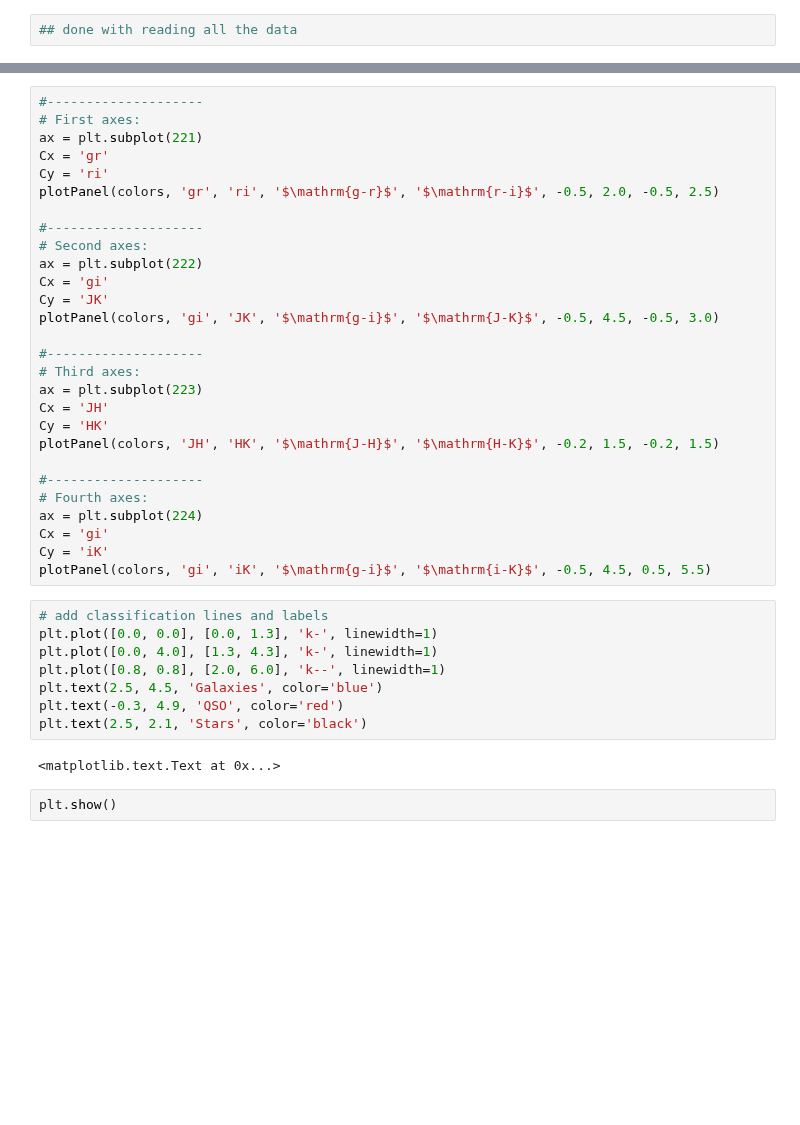
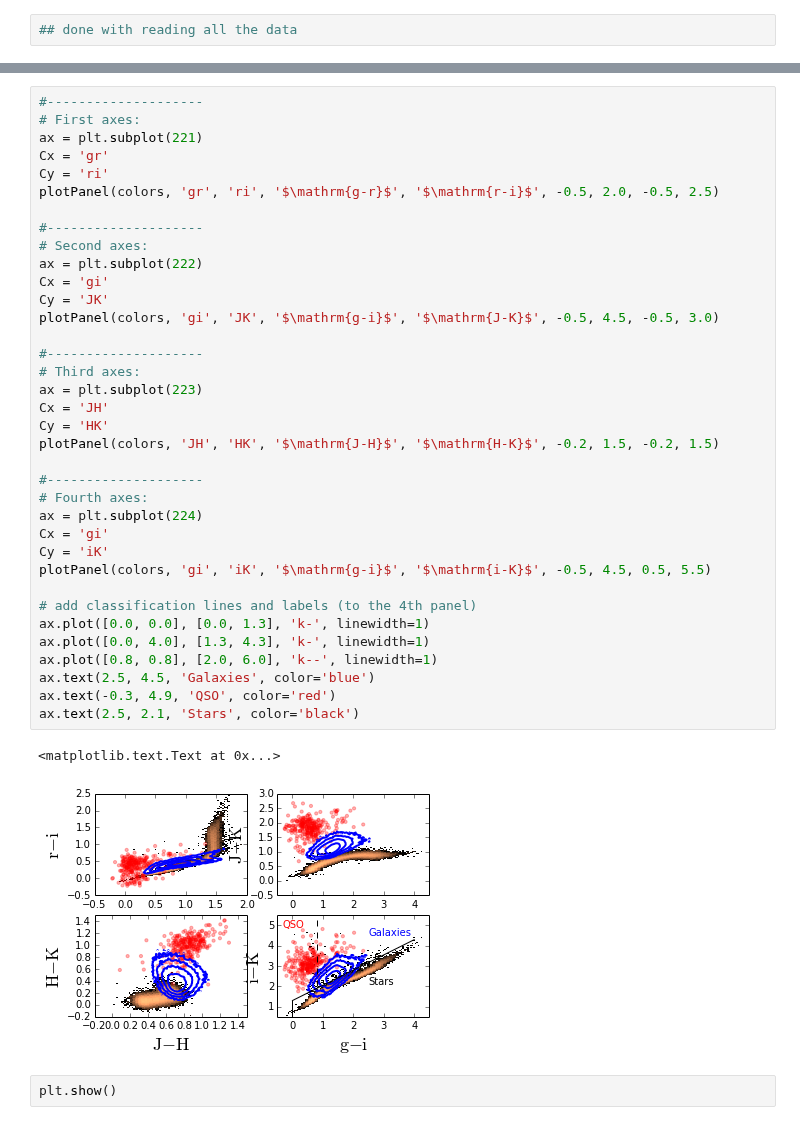
Before and after one commit to ivezic/Astr511, a Jupyter notebook: HW2015/Project0/Astr511_HW0_Ivezic.ipynb, the cells around one changed output, grey strips where cells are left out. Drawn from its saved outputs; the diff is of its cells as text; blank space fills up the shorter version.

```diff
--- a/HW2015/Project0/Astr511_HW0_Ivezic.ipynb
+++ b/HW2015/Project0/Astr511_HW0_Ivezic.ipynb
@@ -142,40 +145,41 @@ fig.subplots_adjust(wspace=0.25, left=0.1, right=0.95, bottom=0.12, top=0.95)
 # %%
 #--------------------
 # First axes:
 ax = plt.subplot(221)
 Cx = 'gr'
 Cy = 'ri'
 plotPanel(colors, 'gr', 'ri', '$\mathrm{g-r}$', '$\mathrm{r-i}$', -0.5, 2.0, -0.5, 2.5)
 
 #--------------------
 # Second axes:
 ax = plt.subplot(222)
 Cx = 'gi'
 Cy = 'JK'
 plotPanel(colors, 'gi', 'JK', '$\mathrm{g-i}$', '$\mathrm{J-K}$', -0.5, 4.5, -0.5, 3.0)
 
 #--------------------
 # Third axes:
 ax = plt.subplot(223)
 Cx = 'JH'
 Cy = 'HK'
 plotPanel(colors, 'JH', 'HK', '$\mathrm{J-H}$', '$\mathrm{H-K}$', -0.2, 1.5, -0.2, 1.5)
 
 #--------------------
 # Fourth axes:
 ax = plt.subplot(224)
 Cx = 'gi'
 Cy = 'iK'
 plotPanel(colors, 'gi', 'iK', '$\mathrm{g-i}$', '$\mathrm{i-K}$', -0.5, 4.5, 0.5, 5.5)
+
+# add classification lines and labels (to the 4th panel)
+ax.plot([0.0, 0.0], [0.0, 1.3], 'k-', linewidth=1)
+ax.plot([0.0, 4.0], [1.3, 4.3], 'k-', linewidth=1)
+ax.plot([0.8, 0.8], [2.0, 6.0], 'k--', linewidth=1)
+ax.text(2.5, 4.5, 'Galaxies', color='blue')
+ax.text(-0.3, 4.9, 'QSO', color='red')
+ax.text(2.5, 2.1, 'Stars', color='black')
+# %% [output]
+<matplotlib.text.Text at 0x...>
+[figure, added]
-# %%
-# add classification lines and labels
-plt.plot([0.0, 0.0], [0.0, 1.3], 'k-', linewidth=1)
-plt.plot([0.0, 4.0], [1.3, 4.3], 'k-', linewidth=1)
-plt.plot([0.8, 0.8], [2.0, 6.0], 'k--', linewidth=1)
-plt.text(2.5, 4.5, 'Galaxies', color='blue')
-plt.text(-0.3, 4.9, 'QSO', color='red')
-plt.text(2.5, 2.1, 'Stars', color='black')
-# %% [output]
-<matplotlib.text.Text at 0x...>
 # %%
 plt.show()
```
Also changed, not shown: parts of 1 cell of this notebook.
